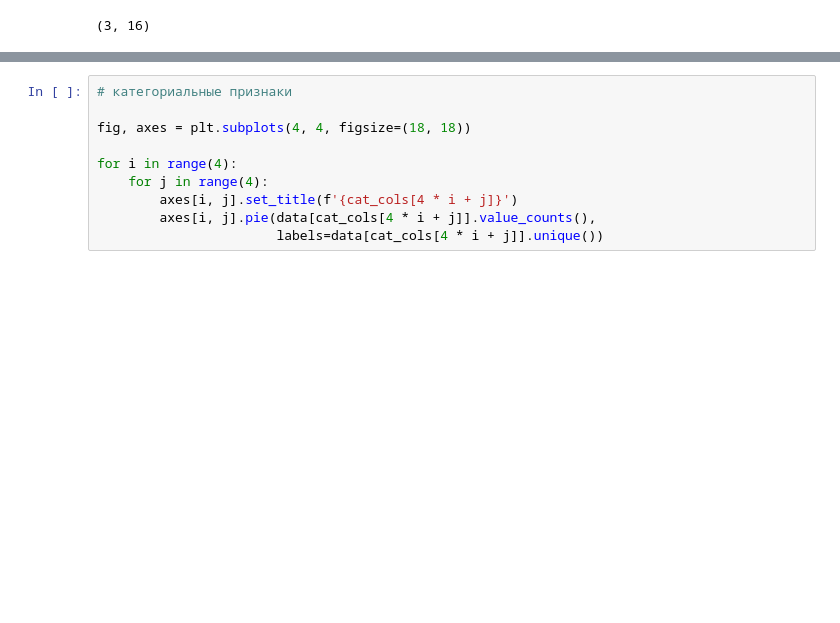
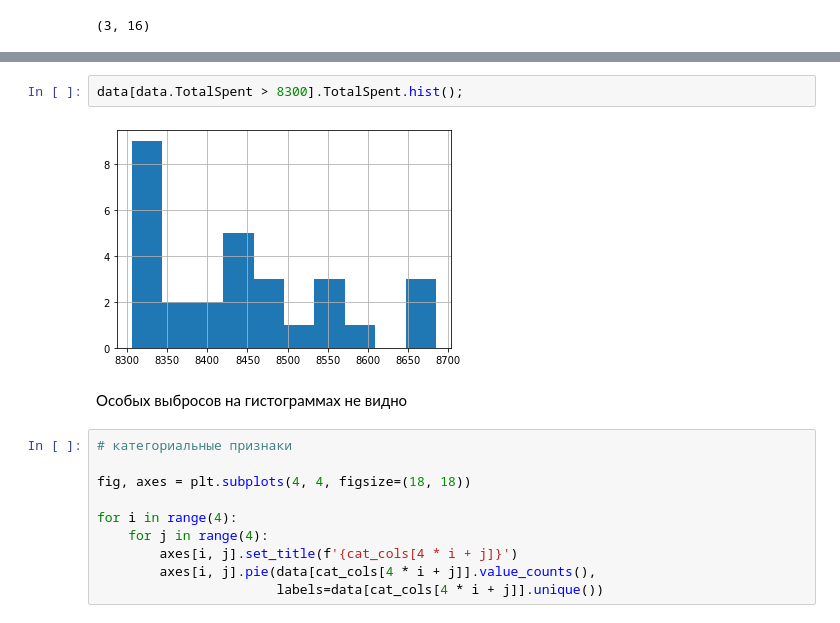
Before and after one commit to gbrs/DLS_1_2022_spring, a Jupyter notebook: 16 Домашка/baseline.ipynb, the cells around one changed output, grey strips where cells are left out. Saved outputs shown, nothing was run; the diff lists cells and outputs as text; blank space fills up the shorter version.

```diff
--- a/16 Домашка/baseline.ipynb
+++ b/16 Домашка/baseline.ipynb
@@ -239,3 +276,9 @@ for i, column in enumerate(num_cols):
+# %%
+data[data.TotalSpent > 8300].TotalSpent.hist();
+# %% [output]
+[figure, added]
+# %% [markdown]
+Особых выбросов на гистограммах не видно
 # %%
 # категориальные признаки
 
```
Also changed, not shown: parts of 28 cells of this notebook, 1 other file.
